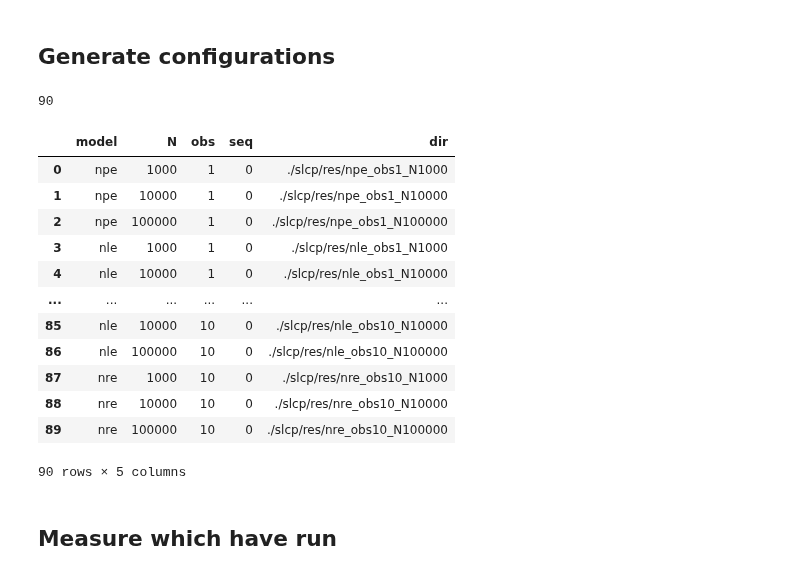
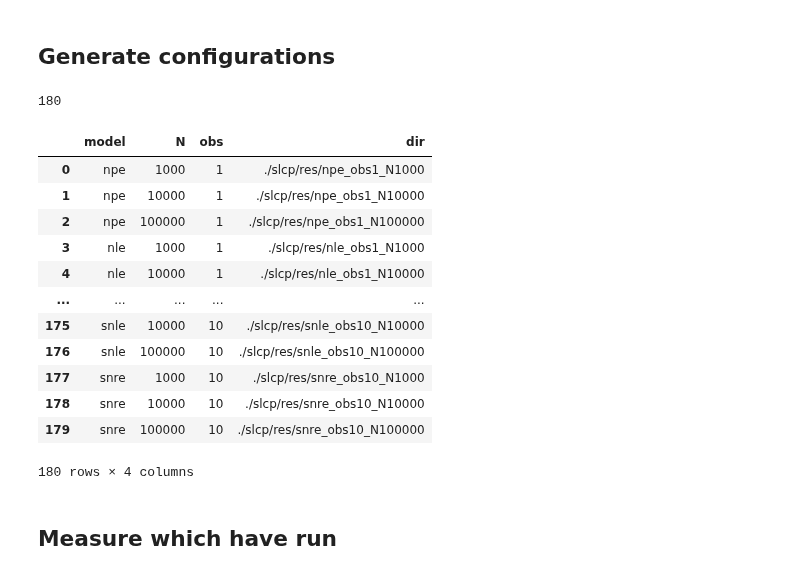
Before and after one commit to maho3/ltu-ili, a Jupyter notebook: paper/3_slcp/fig2b.ipynb, the cells around one changed output. Drawn from its saved outputs; the diff is of its cells as text; code cells hidden in the pictures.

```diff
--- a/paper/3_slcp/fig2b.ipynb
+++ b/paper/3_slcp/fig2b.ipynb
@@ -24,54 +24,46 @@ wdir = './slcp'
 # %%
 # create record csv
 
-model_names = ['npe', 'nle', 'nre']#, 'SNPE', 'SNLE', 'SNRE']
+model_names = ['npe', 'nle', 'nre', 'snpe', 'snle', 'snre', 'mcabc']
 Ns = [1_000, 10_000, 100_000]
-seqNs = [n//10 for n in Ns]
 obs = range(1,11)
 
 rec = []
 for i in obs:
     for m in model_names:
-        if m[0] == 'S':
-            for n in seqNs:
-                rec.append([
-                    m, n, i, 1,
-                    f'./slcp/res/{m}_obs{i}_N{n}'
-                ])
-        else:
-            for n in Ns:
-                rec.append([
-                    m, n, i, 0,
-                    f'./slcp/res/{m}_obs{i}_N{n}'
-                ])
+        for n in Ns:
+            rec.append([
+                m, n, i,
+                f'./slcp/res/{m}_obs{i}_N{n}'
+            ])
 print(len(rec))
 
 
 # Save as csv
-df = pd.DataFrame(rec, columns=['model', 'N', 'obs', 'seq', 'dir'])
+df = pd.DataFrame(rec, columns=['model', 'N', 'obs', 'dir'])
 
-# filename = join(cfgdir, 'record.csv')
-# df.to_csv(filename, index=False)
+filename = join(cfgdir, 'record.csv')
+df.to_csv(filename, index=False)
 
-# filename = join(cfgdir, 'batch.csv')
-# df[['obs', 'N', 'seq', 'model']].to_csv(filename, index=False, header=False)
+filename = join(cfgdir, 'batch.csv')
+df[['obs', 'N', 'model']].to_csv(filename, index=False, header=False)
 
 df
 # %% [output]
-90
+180
-|  | model | N | obs | seq | dir |
-| 0 | npe | 1000 | 1 | 0 | ./slcp/res/npe_obs1_N1000 |
-| 1 | npe | 10000 | 1 | 0 | ./slcp/res/npe_obs1_N10000 |
-| 2 | npe | 100000 | 1 | 0 | ./slcp/res/npe_obs1_N100000 |
-| 3 | nle | 1000 | 1 | 0 | ./slcp/res/nle_obs1_N1000 |
-| 4 | nle | 10000 | 1 | 0 | ./slcp/res/nle_obs1_N10000 |
-| ... | ... | ... | ... | ... | ... |
-| 85 | nle | 10000 | 10 | 0 | ./slcp/res/nle_obs10_N10000 |
-| 86 | nle | 100000 | 10 | 0 | ./slcp/res/nle_obs10_N100000 |
-| 87 | nre | 1000 | 10 | 0 | ./slcp/res/nre_obs10_N1000 |
-| 88 | nre | 10000 | 10 | 0 | ./slcp/res/nre_obs10_N10000 |
-| 89 | nre | 100000 | 10 | 0 | ./slcp/res/nre_obs10_N100000 |
+|  | model | N | obs | dir |
+| 0 | npe | 1000 | 1 | ./slcp/res/npe_obs1_N1000 |
+| 1 | npe | 10000 | 1 | ./slcp/res/npe_obs1_N10000 |
+| 2 | npe | 100000 | 1 | ./slcp/res/npe_obs1_N100000 |
+| 3 | nle | 1000 | 1 | ./slcp/res/nle_obs1_N1000 |
+| 4 | nle | 10000 | 1 | ./slcp/res/nle_obs1_N10000 |
+| ... | ... | ... | ... | ... |
+| 175 | snle | 10000 | 10 | ./slcp/res/snle_obs10_N10000 |
+| 176 | snle | 100000 | 10 | ./slcp/res/snle_obs10_N100000 |
+| 177 | snre | 1000 | 10 | ./slcp/res/snre_obs10_N1000 |
+| 178 | snre | 10000 | 10 | ./slcp/res/snre_obs10_N10000 |
+| 179 | snre | 100000 | 10 | ./slcp/res/snre_obs10_N100000 |
-90 rows × 5 columns
+180 rows × 4 columns
 # %% [markdown]
 ## Measure which have run
 # %%
```
Also changed, not shown: parts of 9 cells of this notebook, 4 other files.
